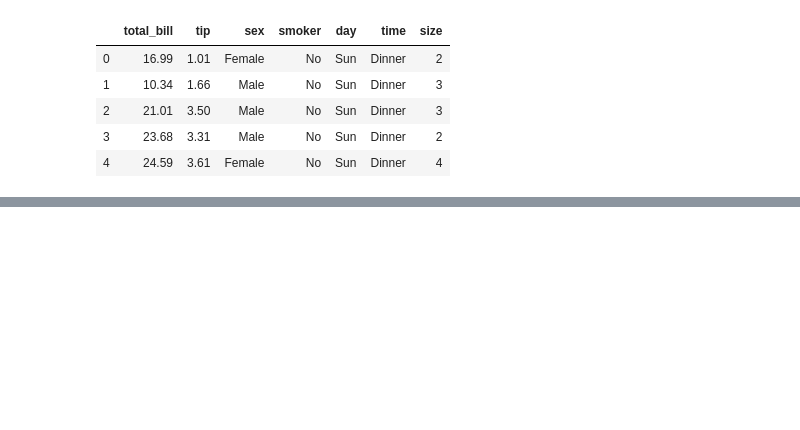
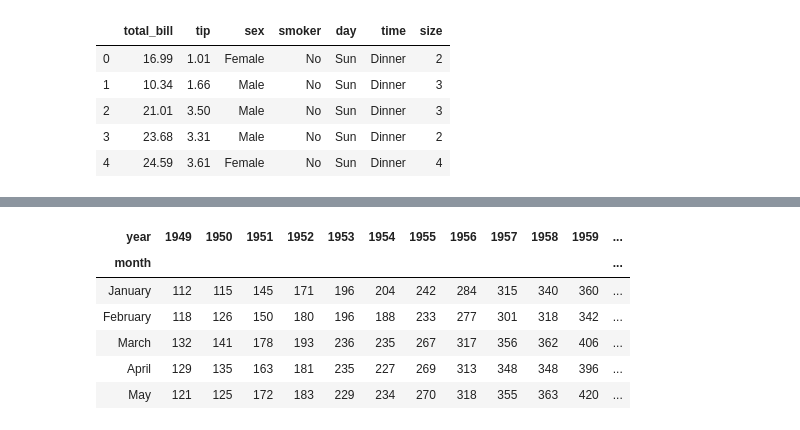
Before and after one commit to JonathanHillman/Data-Science-Tutorials, a Jupyter notebook: Seaborn Tutorial/03 - Matrix Plots.ipynb, the cells around one changed output, grey strips where cells are left out. Cells and saved outputs as stored; diff of their text form; code cells hidden in the pictures; blank space fills up the shorter version.

```diff
--- a/Seaborn Tutorial/03 - Matrix Plots.ipynb
+++ b/Seaborn Tutorial/03 - Matrix Plots.ipynb
@@ -13,0 +53,12 @@ tips.head()
+# %%
+#This is how to pivot a table.
+fp = flights.pivot(index = 'month', columns = 'year', values = 'passengers')
+fp.head()
+# %% [output]
+| year | 1949 | 1950 | 1951 | 1952 | 1953 | 1954 | 1955 | 1956 | 1957 | 1958 | 1959 | ... |
+| month |  |  |  |  |  |  |  |  |  |  |  | ... |
+| January | 112 | 115 | 145 | 171 | 196 | 204 | 242 | 284 | 315 | 340 | 360 | ... |
+| February | 118 | 126 | 150 | 180 | 196 | 188 | 233 | 277 | 301 | 318 | 342 | ... |
+| March | 132 | 141 | 178 | 193 | 236 | 235 | 267 | 317 | 356 | 362 | 406 | ... |
+| April | 129 | 135 | 163 | 181 | 235 | 227 | 269 | 313 | 348 | 348 | 396 | ... |
+| May | 121 | 125 | 172 | 183 | 229 | 234 | 270 | 318 | 355 | 363 | 420 | ... |
```
Also changed, not shown: parts of 6 cells of this notebook.
